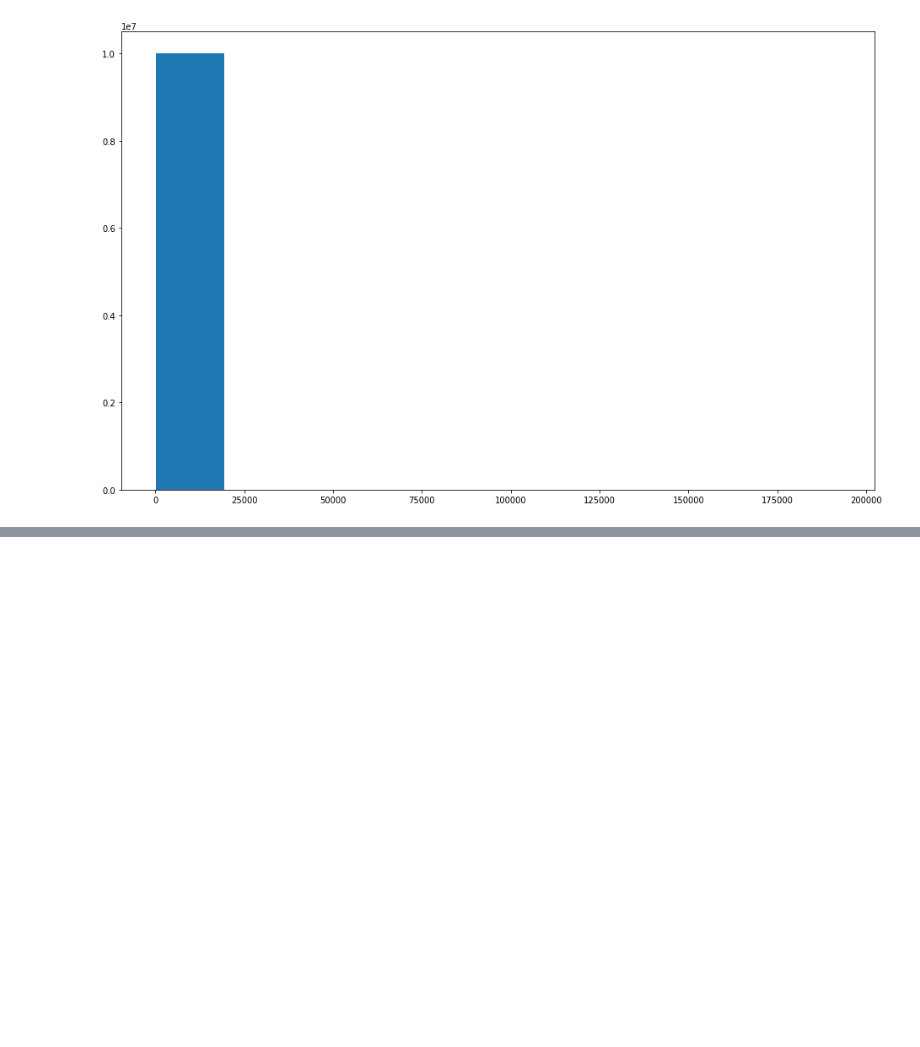
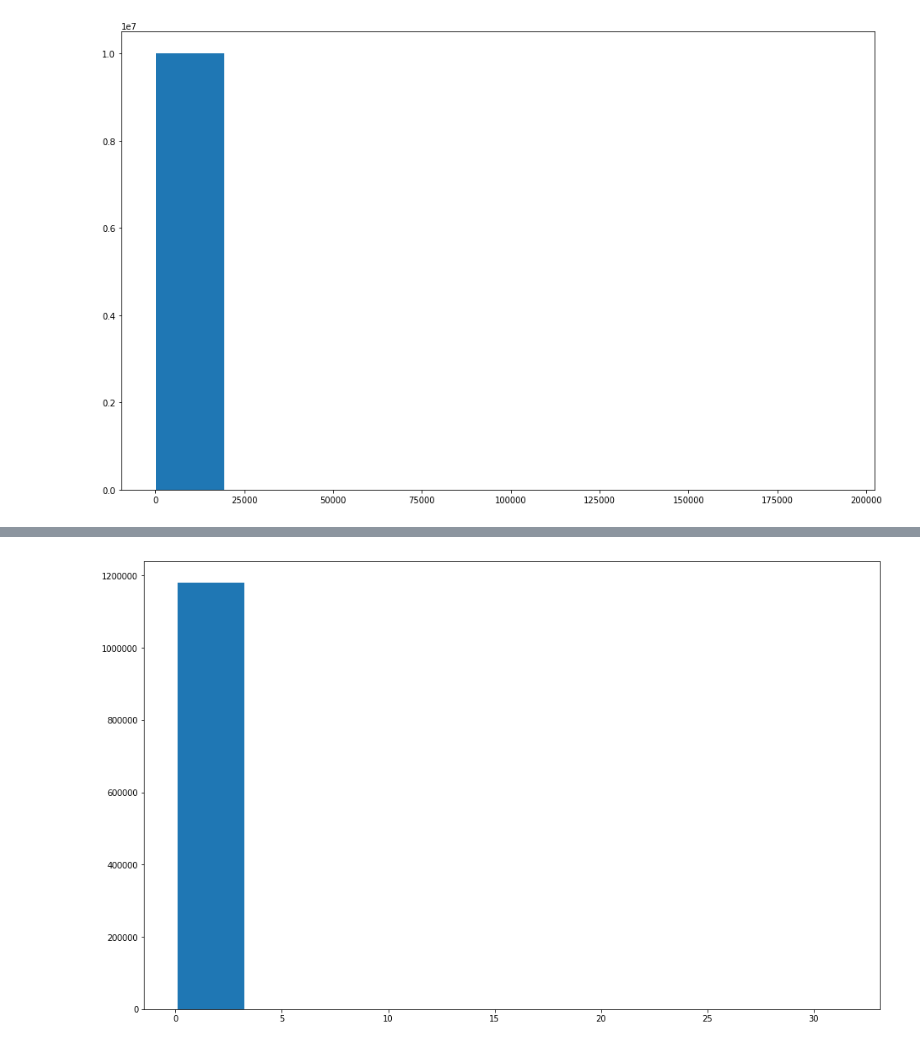
Before and after one commit to marnikitta/missing-links, a Jupyter notebook: degree_dist.ipynb, the cells around one changed output, grey strips where cells are left out. Cells and saved outputs as stored; diff of their text form; code cells hidden in the pictures; blank space fills up the shorter version.

```diff
--- a/degree_dist.ipynb
+++ b/degree_dist.ipynb
@@ -42,0 +50,5 @@ plt.hist(data)
+# %%
+plt.hist(result)
+plt.show()
+# %% [output]
+[figure, added]
```
Also changed, not shown: parts of 6 cells of this notebook, 4 other files.
